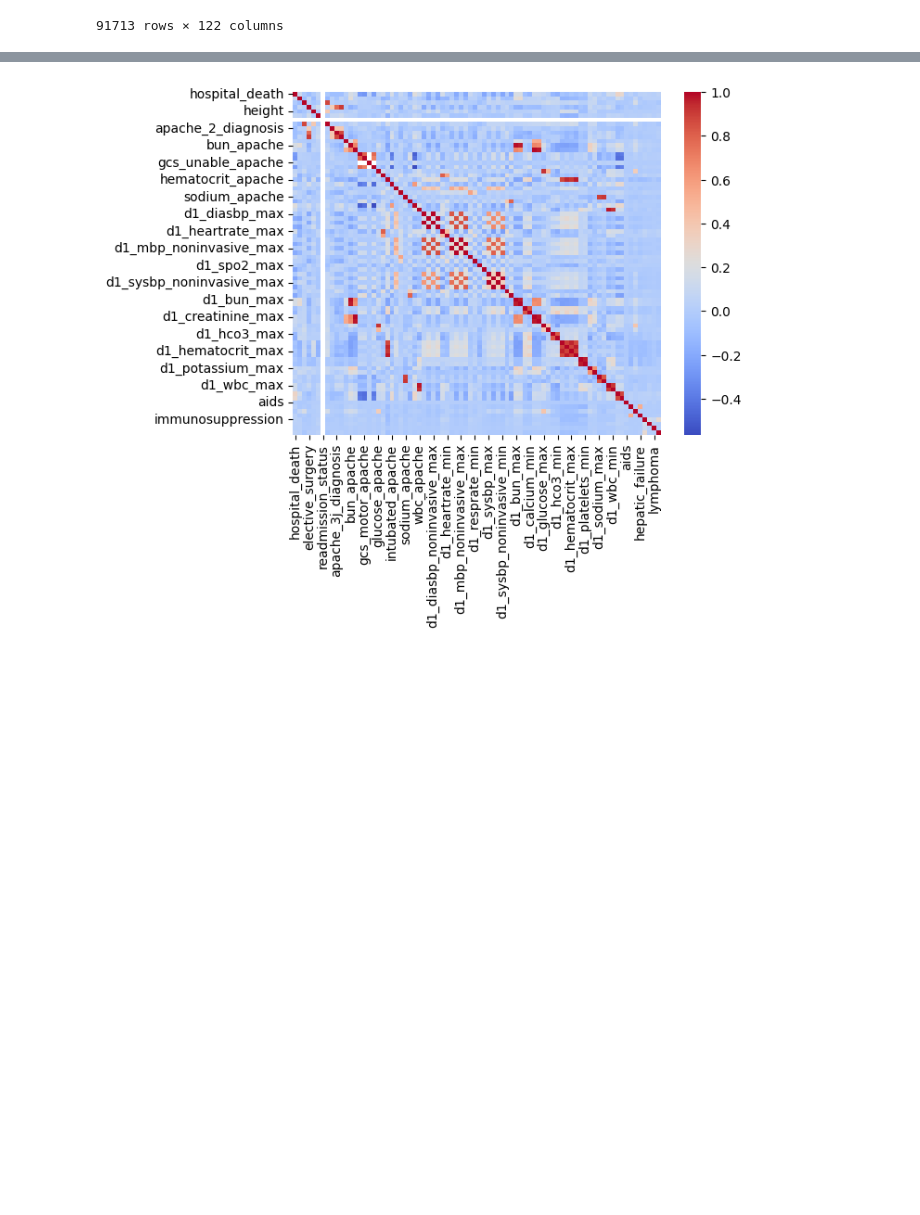
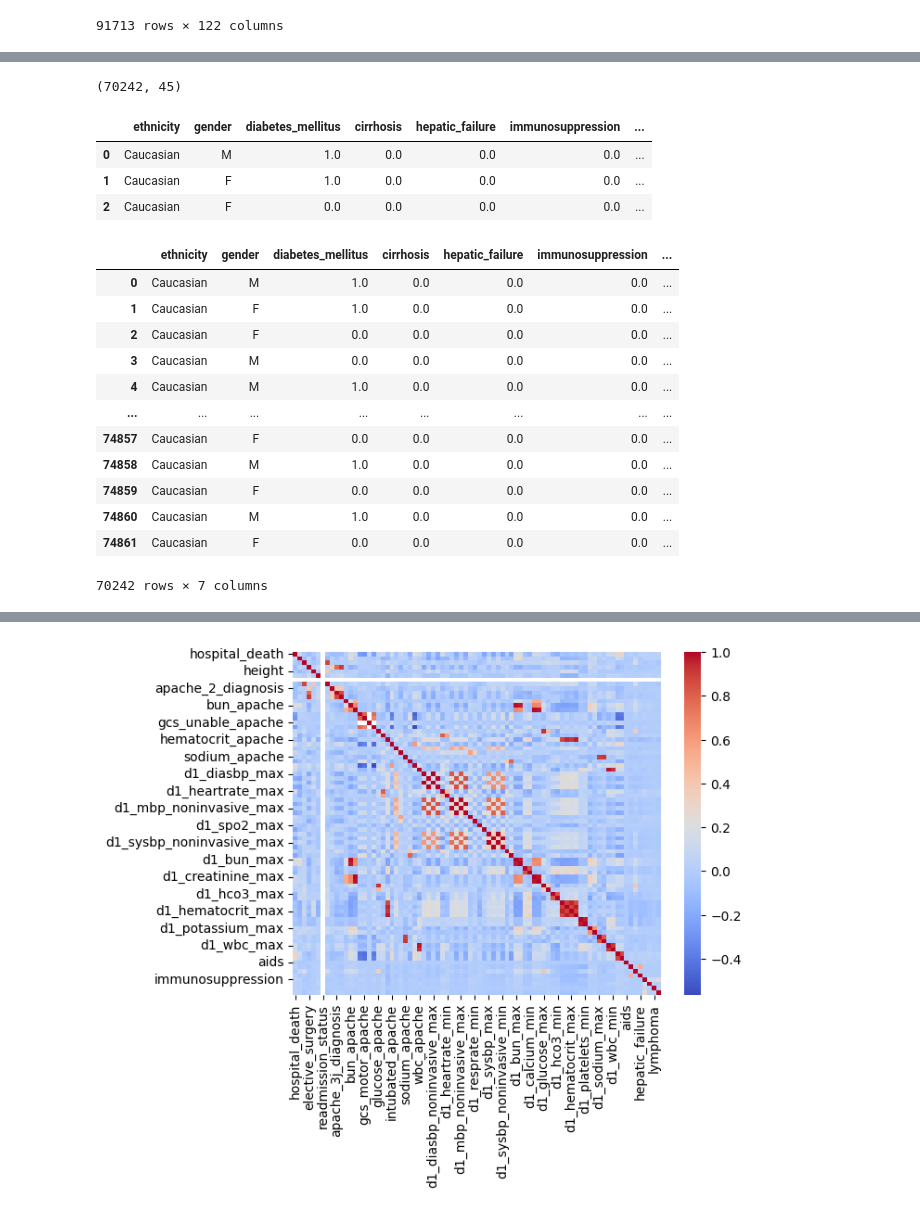
Before and after one commit to DomNau1001/Risk_ICU, a Jupyter notebook: 1_day_analysis.ipynb, the cells around one changed output, grey strips where cells are left out. Saved outputs shown, nothing was run; the diff lists cells and outputs as text; code cells hidden in the pictures; blank space fills up the shorter version.

```diff
--- a/1_day_analysis.ipynb
+++ b/1_day_analysis.ipynb
@@ -120,0 +251,34 @@ df_d1_num_filtered
+# %%
+boolean_mask = (X_post["d1_resprate_max"] < 70) & (X_post["d1_resprate_min"] < 50) & (X_post["d1_bun_max"] < 80) & (X_post["d1_bun_min"] < 80) & (X_post["d1_calcium_max"] < 10) & (X_post["d1_calcium_min"] < 10)
+# %%
+X_post = X_post[boolean_mask]
+# %%
+X_post.shape
+# %% [output]
+(70242, 45)
+# %%
+X_post.head(3)
+# %% [output]
+|  | ethnicity | gender | diabetes_mellitus | cirrhosis | hepatic_failure | immunosuppression | ... |
+| 0 | Caucasian | M | 1.0 | 0.0 | 0.0 | 0.0 | ... |
+| 1 | Caucasian | F | 1.0 | 0.0 | 0.0 | 0.0 | ... |
+| 2 | Caucasian | F | 0.0 | 0.0 | 0.0 | 0.0 | ... |
+# %%
+X_post_str = X_post[["ethnicity", "gender", "diabetes_mellitus", "cirrhosis", "hepatic_failure", "immunosuppression", "solid_tumor_with_metastasis"]]
+X_post_nums = X_post.drop(columns = ["ethnicity", "gender", "diabetes_mellitus", "cirrhosis", "hepatic_failure", "immunosuppression", "solid_tumor_with_metastasis"])
+# %%
+X_post_str
+# %% [output]
+|  | ethnicity | gender | diabetes_mellitus | cirrhosis | hepatic_failure | immunosuppression | ... |
+| 0 | Caucasian | M | 1.0 | 0.0 | 0.0 | 0.0 | ... |
+| 1 | Caucasian | F | 1.0 | 0.0 | 0.0 | 0.0 | ... |
+| 2 | Caucasian | F | 0.0 | 0.0 | 0.0 | 0.0 | ... |
+| 3 | Caucasian | M | 0.0 | 0.0 | 0.0 | 0.0 | ... |
+| 4 | Caucasian | M | 1.0 | 0.0 | 0.0 | 0.0 | ... |
+| ... | ... | ... | ... | ... | ... | ... | ... |
+| 74857 | Caucasian | F | 0.0 | 0.0 | 0.0 | 0.0 | ... |
+| 74858 | Caucasian | M | 1.0 | 0.0 | 0.0 | 0.0 | ... |
+| 74859 | Caucasian | F | 0.0 | 0.0 | 0.0 | 0.0 | ... |
+| 74860 | Caucasian | M | 1.0 | 0.0 | 0.0 | 0.0 | ... |
+| 74861 | Caucasian | F | 0.0 | 0.0 | 0.0 | 0.0 | ... |
+70242 rows × 7 columns
```
Also changed, not shown: parts of 36 cells of this notebook.
